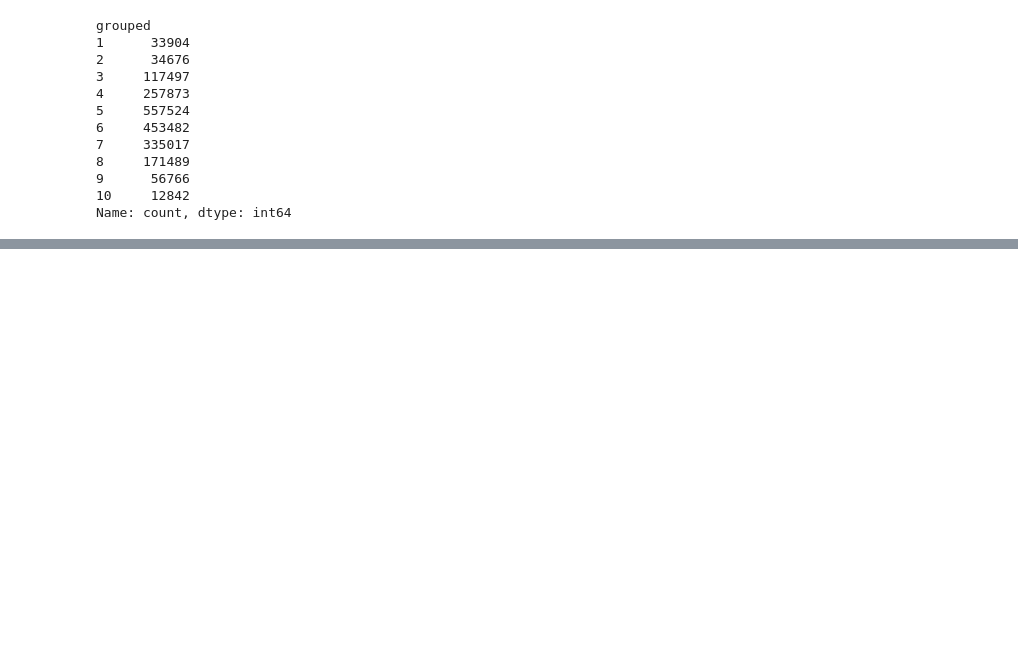
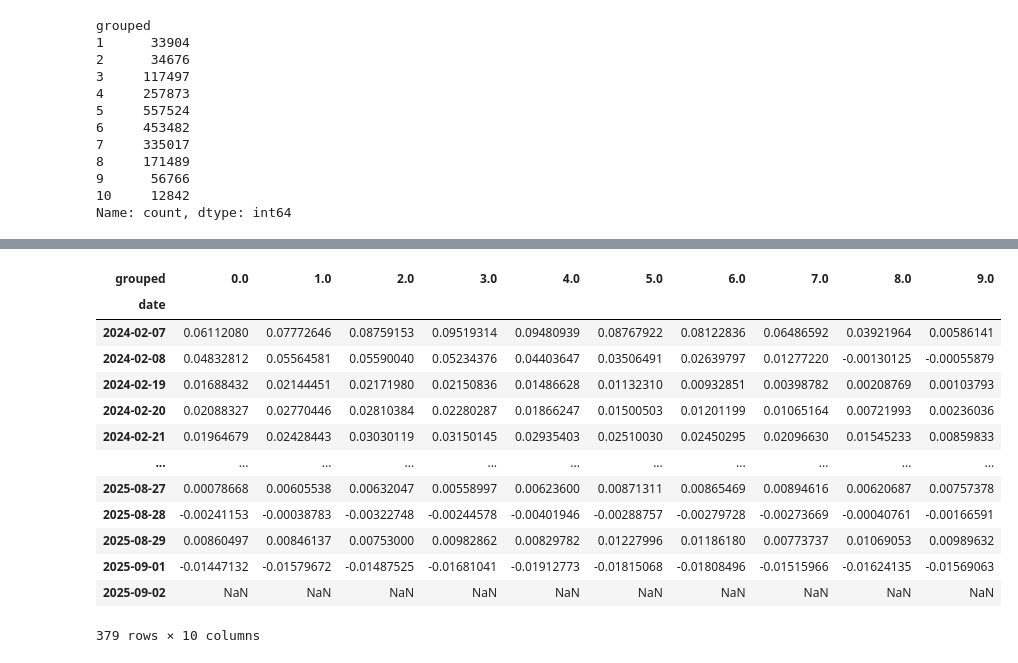
Before and after one commit to Jusdu/stocks_dashborads, a Jupyter notebook: test.ipynb, the cells around one changed output, grey strips where cells are left out. Cells and saved outputs as stored; diff of their text form; code cells hidden in the pictures; blank space fills up the shorter version.

```diff
--- a/test.ipynb
+++ b/test.ipynb
@@ -59,0 +112,6 @@ array([ 33904,  34676, 117497, 257873, 557524, 453482, 335017, 171489,
+# %%
+forward_return_grouped_data = pd.concat([forward_return_data, factor_df['grouped']], axis=1).dropna(how='all')
+forward_return_grouped_data = forward_return_grouped_data.groupby(['grouped', forward_return_grouped_data.index.get_level_values(0)]).mean()
+# %%
+series = forward_return_grouped_data['forward_ret_1d']
+series
@@ -59,0 +132,17 @@ array([ 33904,  34676, 117497, 257873, 557524, 453482, 335017, 171489,
+# %%
+series.unstack().T
+# %% [output]
+| grouped | 0.0 | 1.0 | 2.0 | 3.0 | 4.0 | 5.0 | 6.0 | 7.0 | 8.0 | 9.0 |
+| date |  |  |  |  |  |  |  |  |  |  |
+| 2024-02-07 | 0.06112080 | 0.07772646 | 0.08759153 | 0.09519314 | 0.09480939 | 0.08767922 | 0.08122836 | 0.06486592 | 0.03921964 | 0.00586141 |
+| 2024-02-08 | 0.04832812 | 0.05564581 | 0.05590040 | 0.05234376 | 0.04403647 | 0.03506491 | 0.02639797 | 0.01277220 | -0.00130125 | -0.00055879 |
+| 2024-02-19 | 0.01688432 | 0.02144451 | 0.02171980 | 0.02150836 | 0.01486628 | 0.01132310 | 0.00932851 | 0.00398782 | 0.00208769 | 0.00103793 |
+| 2024-02-20 | 0.02088327 | 0.02770446 | 0.02810384 | 0.02280287 | 0.01866247 | 0.01500503 | 0.01201199 | 0.01065164 | 0.00721993 | 0.00236036 |
+| 2024-02-21 | 0.01964679 | 0.02428443 | 0.03030119 | 0.03150145 | 0.02935403 | 0.02510030 | 0.02450295 | 0.02096630 | 0.01545233 | 0.00859833 |
+| ... | ... | ... | ... | ... | ... | ... | ... | ... | ... | ... |
+| 2025-08-27 | 0.00078668 | 0.00605538 | 0.00632047 | 0.00558997 | 0.00623600 | 0.00871311 | 0.00865469 | 0.00894616 | 0.00620687 | 0.00757378 |
+| 2025-08-28 | -0.00241153 | -0.00038783 | -0.00322748 | -0.00244578 | -0.00401946 | -0.00288757 | -0.00279728 | -0.00273669 | -0.00040761 | -0.00166591 |
+| 2025-08-29 | 0.00860497 | 0.00846137 | 0.00753000 | 0.00982862 | 0.00829782 | 0.01227996 | 0.01186180 | 0.00773737 | 0.01069053 | 0.00989632 |
+| 2025-09-01 | -0.01447132 | -0.01579672 | -0.01487525 | -0.01681041 | -0.01912773 | -0.01815068 | -0.01808496 | -0.01515966 | -0.01624135 | -0.01569063 |
+| 2025-09-02 | NaN | NaN | NaN | NaN | NaN | NaN | NaN | NaN | NaN | NaN |
+379 rows × 10 columns
```
Also changed, not shown: parts of 7 cells of this notebook, 5 other files.
